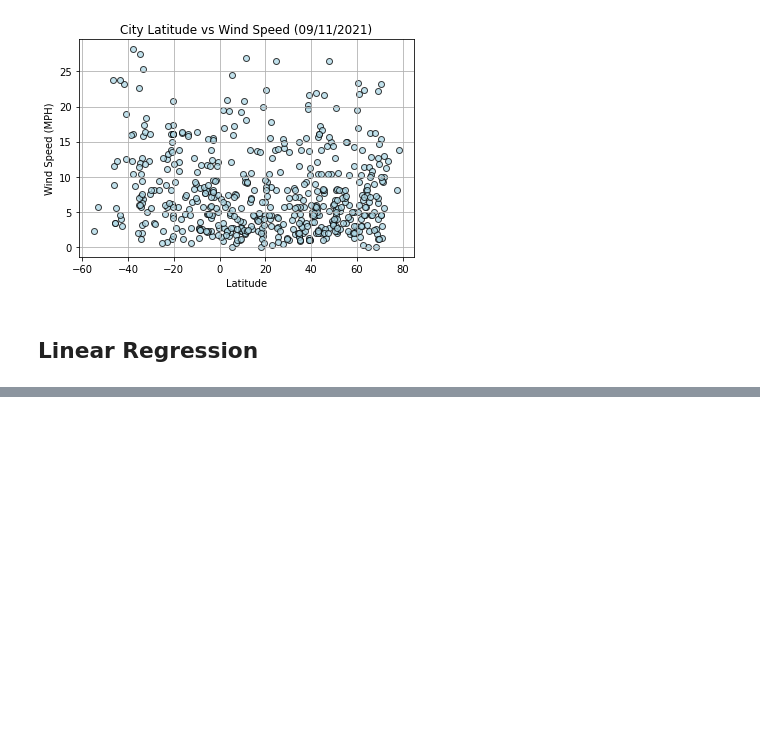
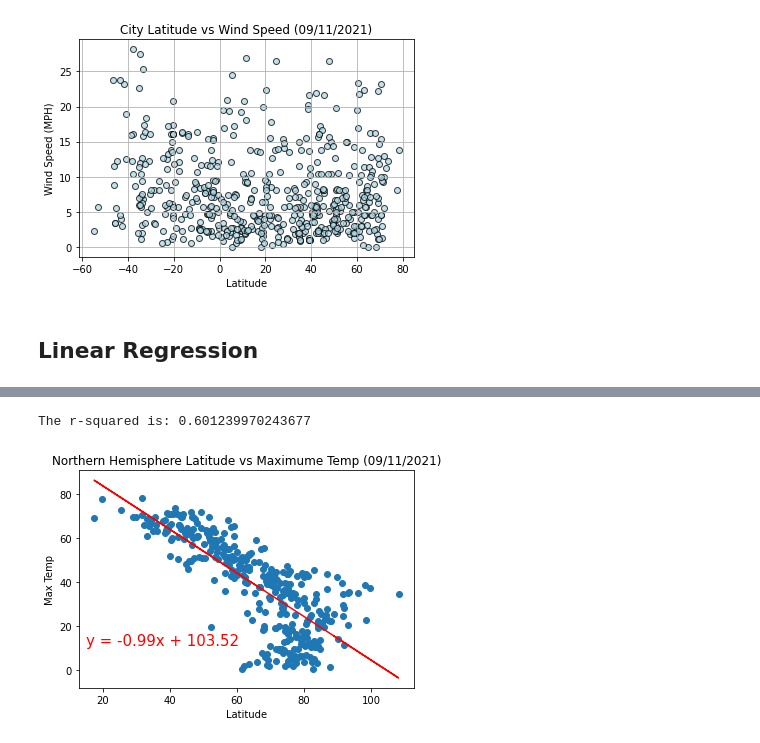
Before and after one commit to benjyms/python-api-challenge, a Jupyter notebook: WeatherPy/WeatherPy.ipynb, the cells around one changed output, grey strips where cells are left out. Saved outputs shown, nothing was run; the diff lists cells and outputs as text; code cells hidden in the pictures; blank space fills up the shorter version.

Commit message:
WeatherPy challange code and plots complete

```diff
--- a/WeatherPy/WeatherPy.ipynb
+++ b/WeatherPy/WeatherPy.ipynb
@@ -413,0 +366,10 @@ The r-value is: 0.017128274759839232
+# %%
+# creating dataframes to hold the northern and southern hemisphere and confirmed there are no cities with 0 latidute
+nhemi_df = ct_df[ct_df['Latitude'] >= 0]
+
+shemi_df = ct_df[ct_df['Latitude'] <= 0]
+
+# eq_df = ct_df[ct_df['Latitude'] == 0]
+
+# eq_df.head()
+shemi_df.head()
@@ -413,0 +387,19 @@ The r-value is: 0.017128274759839232
+# %%
+# adding the linear regression equation and line to plot
+# Add the linear regression equation and line to plot
+x_values = nhemi_df['Tempature']
+y_values = nhemi_df['Latitude']
+(slope, intercept, rvalue, pvalue, stderr) = linregress(x_values, y_values)
+regress_values = x_values * slope + intercept
+line_eq = "y = " + str(round(slope,2)) + "x + " + str(round(intercept,2))
+plt.scatter(x_values,y_values)
+plt.plot(x_values,regress_values,"r-")
+plt.annotate(line_eq,(15,11),fontsize=15,color="red")
+plt.title(f"Northern Hemisphere Latitude vs Maximume Temp ({date})")
+plt.xlabel('Latitude')
+plt.ylabel('Max Temp')
+print(f"The r-squared is: {rvalue**2}")
+plt.show()
+# %% [output]
+The r-squared is: 0.601239970243677
+[figure, added]
```
Also changed, not shown: parts of 34 cells of this notebook, 1 other file.
